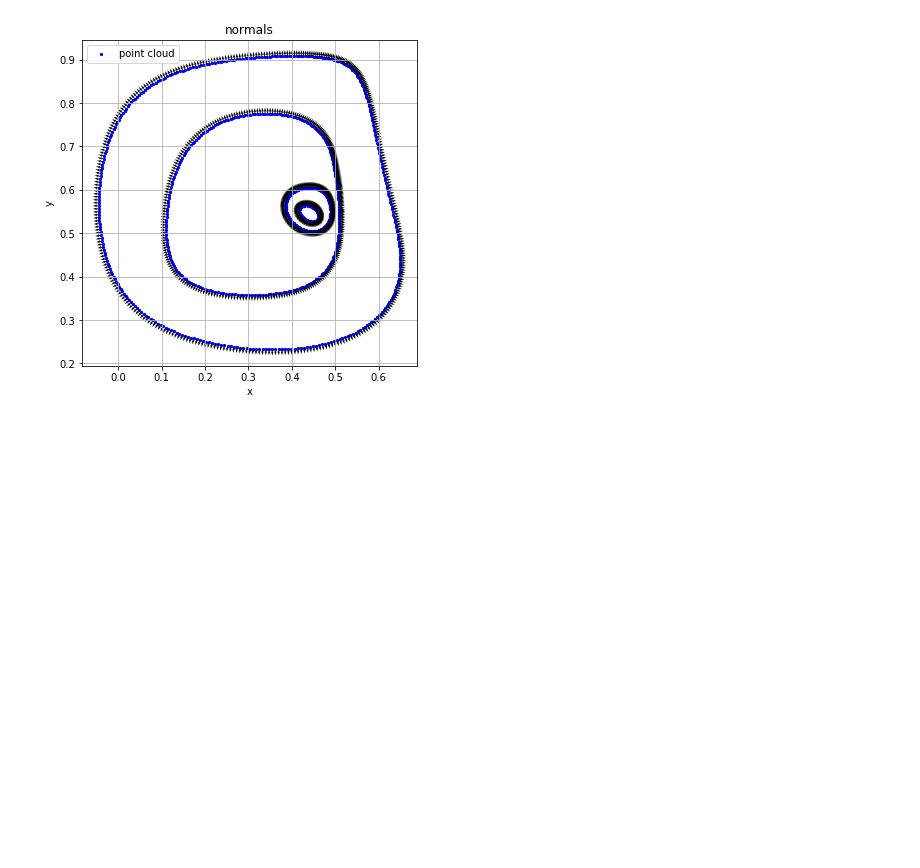
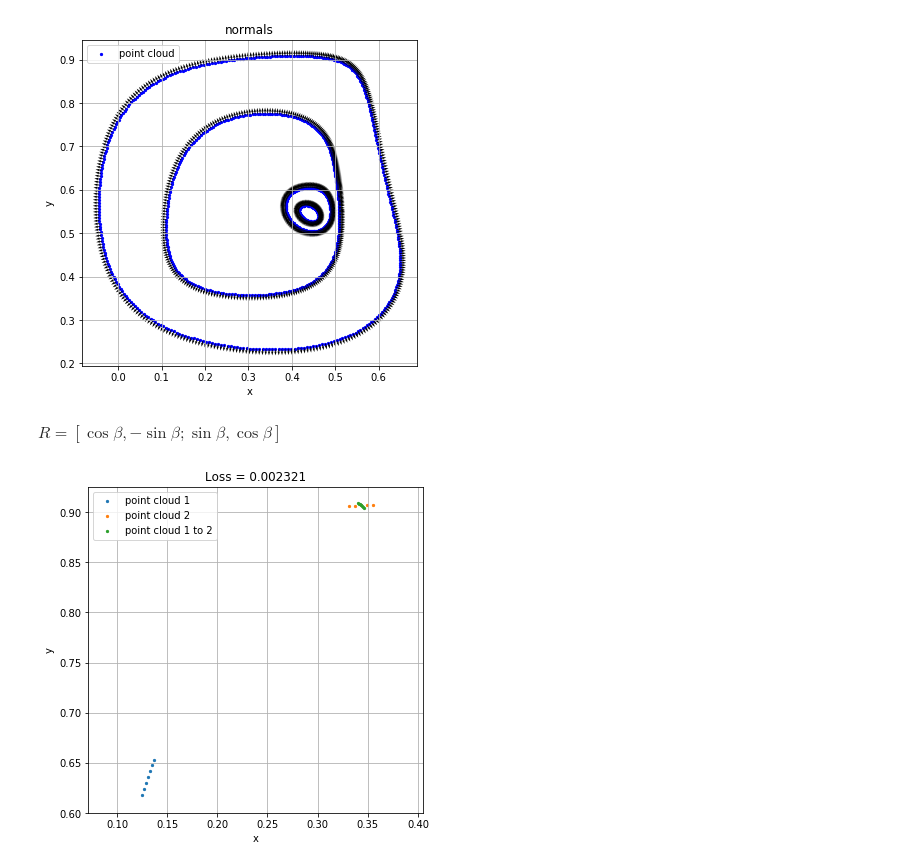
Before and after one commit to Tong-ZHAO/Symmetry_orbit_detection, a Jupyter notebook: 2D_python/2D_version.ipynb, the cells around one changed output. Drawn from its saved outputs; the diff is of its cells as text; code cells hidden in the pictures; blank space fills up the shorter version.

Commit message:
Transformation Done

```diff
--- a/2D_python/2D_version.ipynb
+++ b/2D_python/2D_version.ipynb
@@ -11,6 +12,8 @@ def read_pslg(file_name):
         file_name (str): the absolute path for the file
     Returns:
         data (np.array)
+        connect_left
+        connect_right
     """
     with open(file_name, "r") as fp:
         components = fp.read().split("component: ")[1:]
@@ -201,3 +206,5 @@ def orient_normals(normals, connect_left, connect_right):
                 #print(next_idx)
 
     return new_normals
+# %% [markdown]
+$R = [\cos \beta, -\sin \beta; \sin \beta, \cos \beta]$
@@ -203,0 +235,44 @@ def orient_normals(normals, connect_left, connect_right):
+# %%
+def transform_neighbors(point_1, point_2, pts, tree, T, radius = 0.02):
+
+    neighbors_1 = pts[tree.query_radius(point_1.reshape((1, -1)), radius)[0]]
+    new_neighbors = neighbors_1.dot(T[:2, :2].T) * T[2, 2] + T[:2, -1]
+    max_dist = np.max(np.linalg.norm(new_neighbors - point_2, axis = 1))
+    neighbors_2 = pts[tree.query_radius(point_2.reshape((1, -1)), max_dist + 0.01)[0]]
+
+    distances = np.min(pairwise_distances(new_neighbors, neighbors_2), axis = 1)
+
+    return neighbors_1, neighbors_2, new_neighbors, distances.sum() / len(distances)
+# %%
+def show_transformed_point_set(points, normals, curvatures, tree, index_1, index_2, save_path = None):
+    """ Show a point cloud in 2d
+    Params:
+        points (np.array): point cloud
+        title       (str): title of the plot
+        save_path   (str): where to save the plot
+    """
+    dim = points.shape[1]
+    assert(dim == 2), "Only data in 2 dimension space can be visualized."
+
+    T = estimate_transform(points[index_1], points[index_2], normals[index_1], normals[index_2],
+                           curvatures[index_1], curvatures[index_2])
+    points_1, points_2, points_12, loss = transform_neighbors(points[index_1], points[index_2], points, tree, T)
+
+    fig = plt.figure(figsize = (6, 6))
+    plt.title("Loss = %f" % loss)
+    plt.scatter(points_1[:, 0], points_1[:, 1], s = 5, label = "point cloud 1")
+    plt.scatter(points_2[:, 0], points_2[:, 1], s = 5, label = "point cloud 2")
+    plt.scatter(points_12[:, 0], points_12[:, 1], s = 5, label = "point cloud 1 to 2")
+    plt.xlabel("x")
+    plt.ylabel("y")
+    plt.axis('equal')
+    plt.grid()
+    plt.legend()
+    plt.show()
+
+    if type(save_path) != type(None):
+        fig.savefig(save_path)
+# %%
+show_transformed_point_set(pts, normals, curvatures, my_tree, 465, 30)
+# %% [output]
+[figure, added]
```
Also changed, not shown: parts of 14 cells of this notebook.
